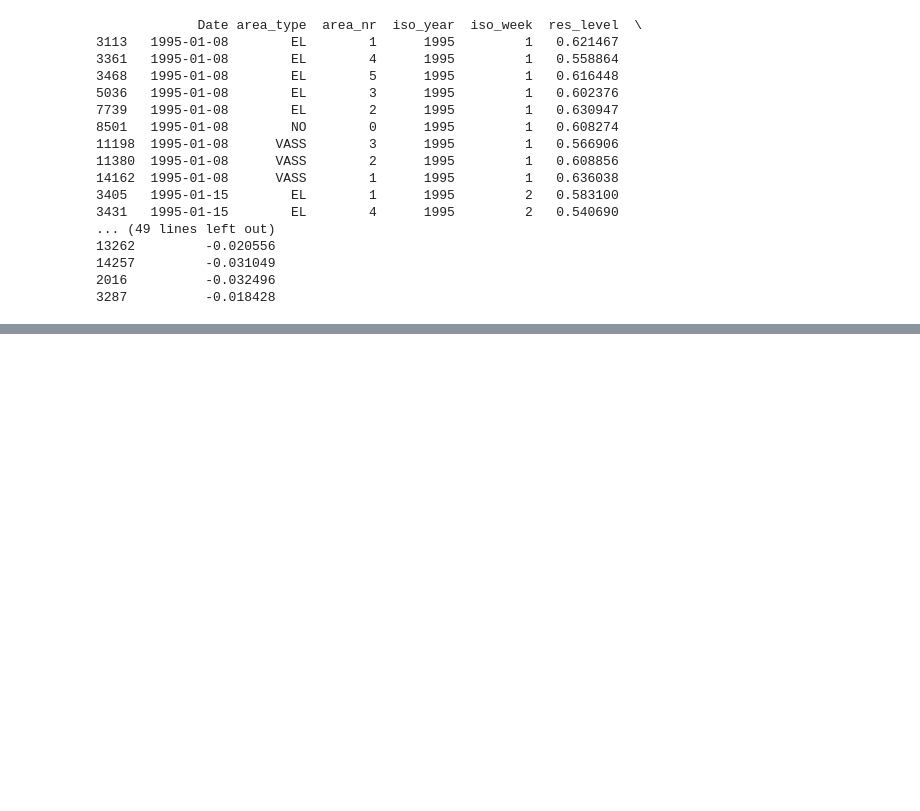
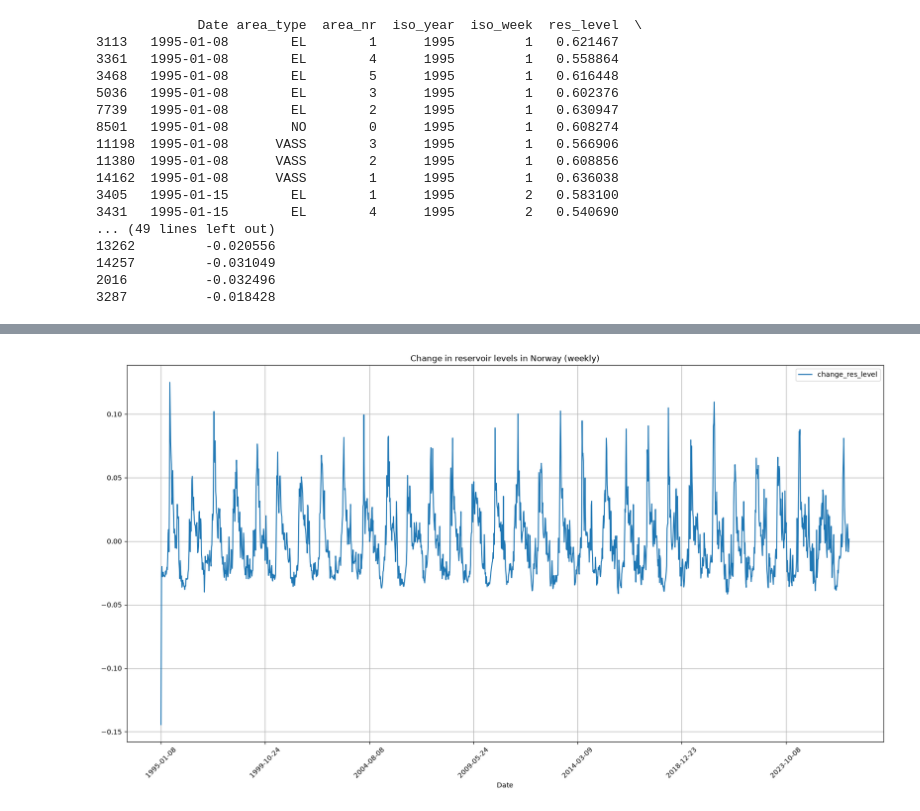
Before and after one commit to MagnusFrantsen/IND320-MagnusFrantsen, a Jupyter notebook: D2Dbook/Assignment 1.ipynb, the cells around one changed output, grey strips where cells are left out. Drawn from its saved outputs; the diff is of its cells as text; code cells hidden in the pictures; blank space fills up the shorter version.

```diff
--- a/D2Dbook/Assignment 1.ipynb
+++ b/D2Dbook/Assignment 1.ipynb
@@ -43,0 +72,13 @@ print(df.head(20))
+# %%
+# Plotting the change in reservoir levels in area_type NO over time
+subset_2 = df[df['area_type'] == 'NO'].sort_values('Date')
+subset_2.plot(x='Date',
+              y='change_res_level',
+              kind='line',
+              title='Change in reservoir levels in Norway (weekly)',
+              figsize=(20,10),
+              rot=45,
+              grid=True)
+plt.show()
+# %% [output]
+[figure, added]
```
Also changed, not shown: parts of 4 cells of this notebook, 4 other files.
